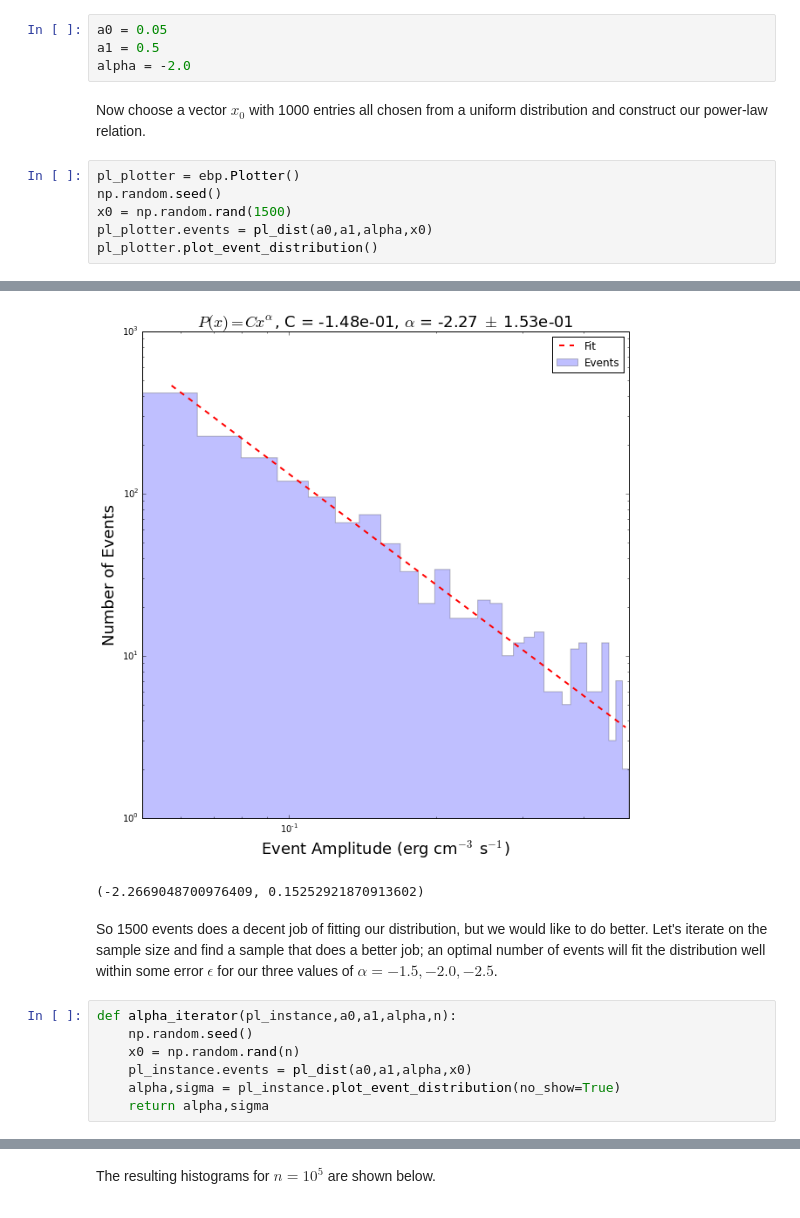
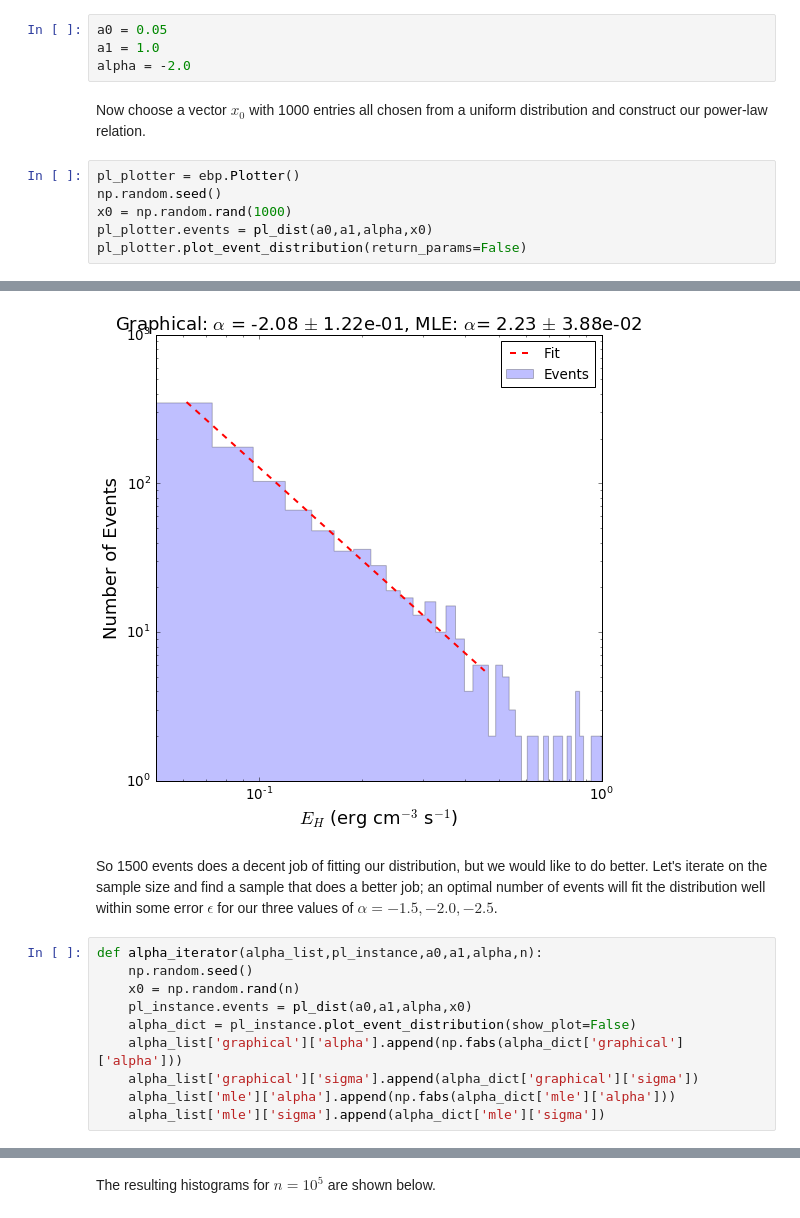
Before and after one commit to wtbarnes/research_notebook, a Jupyter notebook: EBTEL/ebtel_heating_statistics.ipynb, the cells around one changed output, grey strips where cells are left out. Cells and saved outputs as stored; diff of their text form.

```diff
--- a/EBTEL/ebtel_heating_statistics.ipynb
+++ b/EBTEL/ebtel_heating_statistics.ipynb
@@ -23,14 +27,14 @@ def pl_dist(a0,a1,alpha,x):
 Now let's choose some reasonable limits for our distribution as well as an index. We will use these throughout.
 # %%
 a0 = 0.05
-a1 = 0.5
+a1 = 1.0
 alpha = -2.0
 # %% [markdown]
 Now choose a vector $x_0$ with 1000 entries all chosen from a uniform distribution and construct our power-law relation.
 # %%
 pl_plotter = ebp.Plotter()
 np.random.seed()
-x0 = np.random.rand(1500)
+x0 = np.random.rand(1000)
 pl_plotter.events = pl_dist(a0,a1,alpha,x0)
-pl_plotter.plot_event_distribution()
+pl_plotter.plot_event_distribution(return_params=False)
 # %% [output]
@@ -38,12 +42,14 @@ No file specified. Variable namespace will not be populated.
-[figure, old version]
+[figure, new version]
-(-2.2669048700976409, 0.15252921870913602)
 # %% [markdown]
 So 1500 events does a decent job of fitting our distribution, but we would like to do better. Let's iterate on the sample size and find a sample that does a better job; an optimal number of events will fit the distribution well within some error $\epsilon$ for our three values of $\alpha=-1.5,-2.0,-2.5$.
 # %%
-def alpha_iterator(pl_instance,a0,a1,alpha,n):
+def alpha_iterator(alpha_list,pl_instance,a0,a1,alpha,n):
     np.random.seed()
     x0 = np.random.rand(n)
     pl_instance.events = pl_dist(a0,a1,alpha,x0)
-    alpha,sigma = pl_instance.plot_event_distribution(no_show=True)
-    return alpha,sigma
+    alpha_dict = pl_instance.plot_event_distribution(show_plot=False)
+    alpha_list['graphical']['alpha'].append(np.fabs(alpha_dict['graphical']['alpha']))
+    alpha_list['graphical']['sigma'].append(alpha_dict['graphical']['sigma'])
+    alpha_list['mle']['alpha'].append(np.fabs(alpha_dict['mle']['alpha']))
+    alpha_list['mle']['sigma'].append(alpha_dict['mle']['sigma'])
 # %%
```
Also changed, not shown: parts of 16 cells of this notebook, 6 other files.
